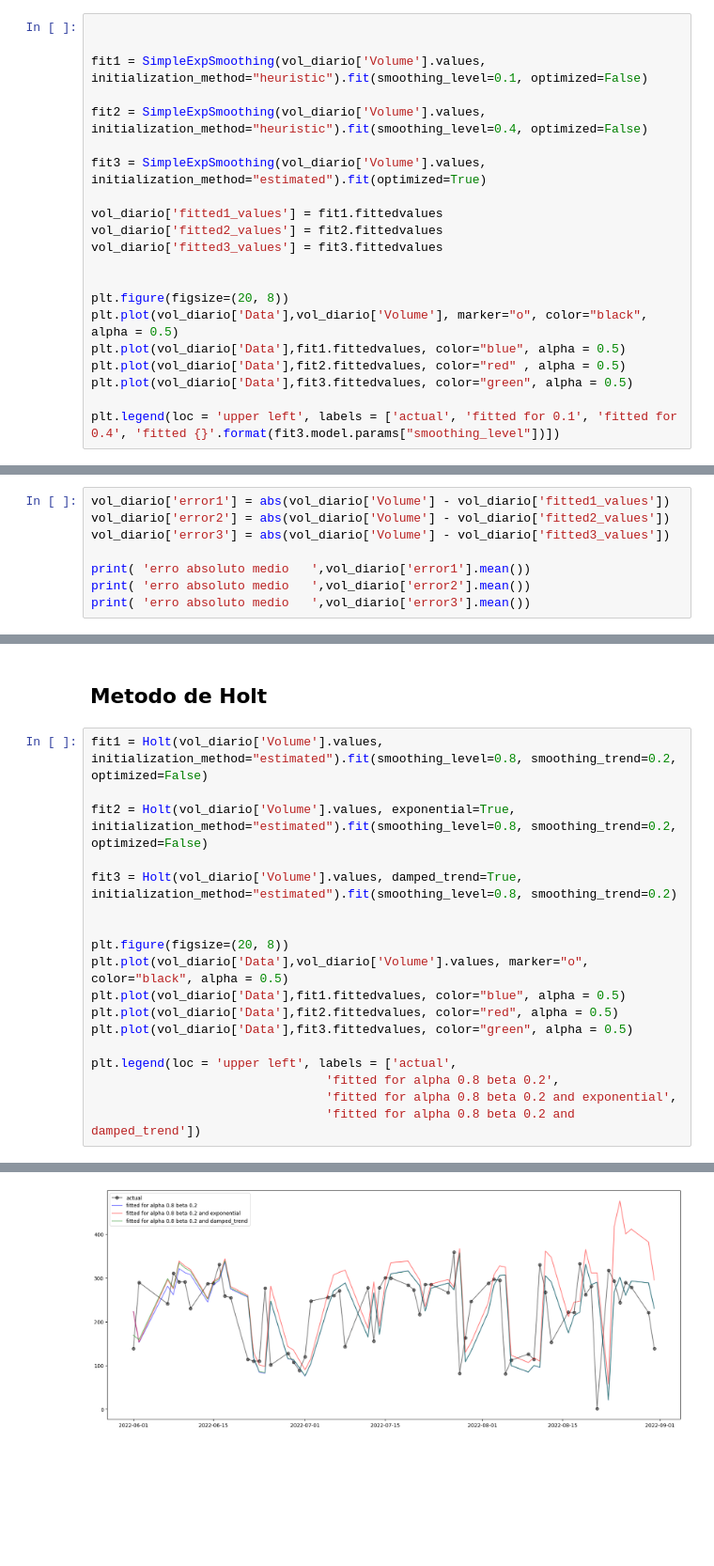
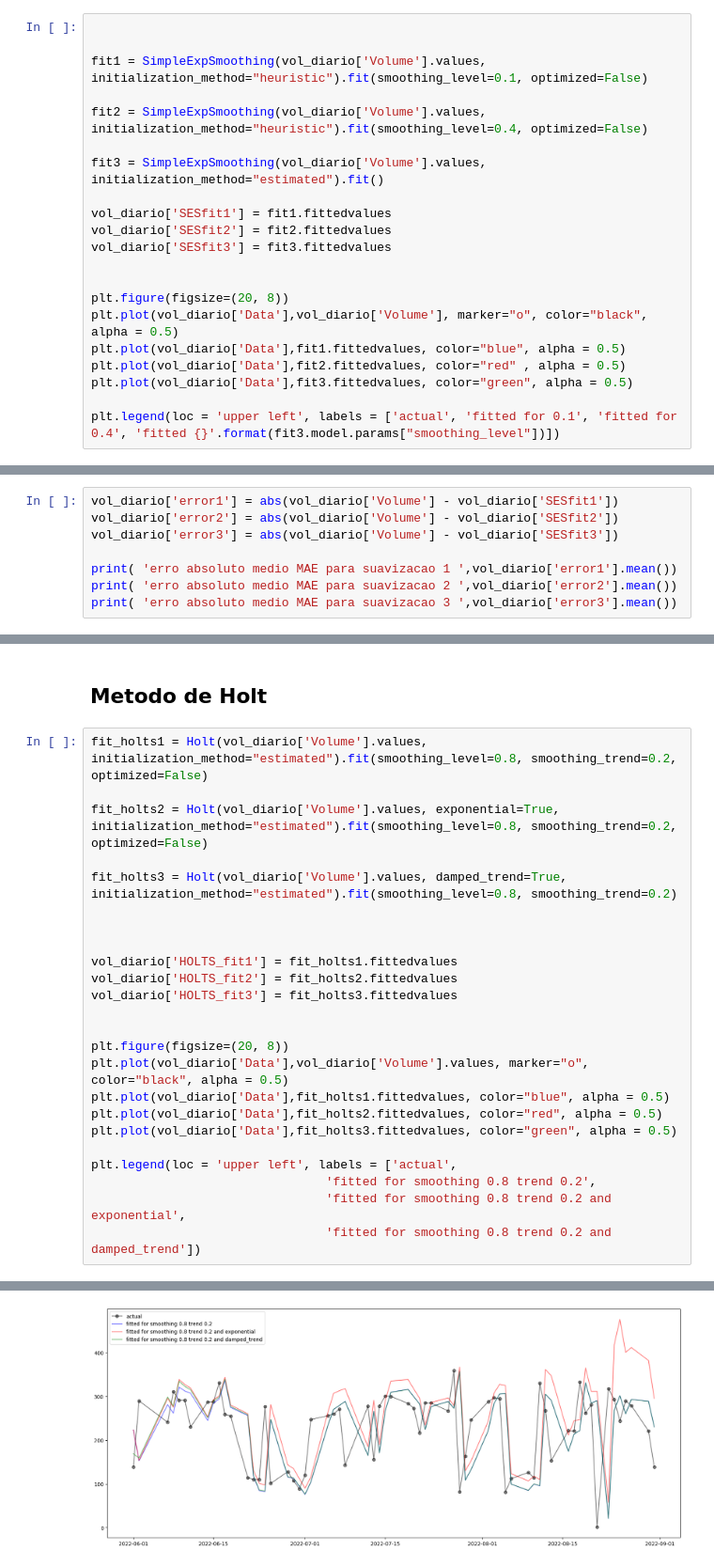
Before and after one commit to guilistocco/TCC_TABELA_DE_HORARIOS, a Jupyter notebook: Notebooks/modelagem OD.ipynb, the cells around one changed output, grey strips where cells are left out. Shown at 94% size. Drawn from its saved outputs; the diff is of its cells as text; blank space fills up the shorter version.

```diff
--- a/Notebooks/modelagem OD.ipynb
+++ b/Notebooks/modelagem OD.ipynb
@@ -222,11 +245,11 @@ fit1 = SimpleExpSmoothing(vol_diario['Volume'].values, initialization_method="he
 
 fit2 = SimpleExpSmoothing(vol_diario['Volume'].values, initialization_method="heuristic").fit(smoothing_level=0.4, optimized=False)
 
-fit3 = SimpleExpSmoothing(vol_diario['Volume'].values, initialization_method="estimated").fit(optimized=True)
+fit3 = SimpleExpSmoothing(vol_diario['Volume'].values, initialization_method="estimated").fit()
 
-vol_diario['fitted1_values'] = fit1.fittedvalues
-vol_diario['fitted2_values'] = fit2.fittedvalues
-vol_diario['fitted3_values'] = fit3.fittedvalues
+vol_diario['SESfit1'] = fit1.fittedvalues
+vol_diario['SESfit2'] = fit2.fittedvalues
+vol_diario['SESfit3'] = fit3.fittedvalues
 
 
 plt.figure(figsize=(20, 8))
@@ -242,11 +265,11 @@ plt.legend(loc = 'upper left', labels = ['actual', 'fitted for 0.1', 'fitted for
 # %% [markdown]
 ### calculo do erro
 # %%
-vol_diario['error1'] = abs(vol_diario['Volume'] - vol_diario['fitted1_values'])
-vol_diario['error2'] = abs(vol_diario['Volume'] - vol_diario['fitted2_values'])
-vol_diario['error3'] = abs(vol_diario['Volume'] - vol_diario['fitted3_values'])
+vol_diario['error1'] = abs(vol_diario['Volume'] - vol_diario['SESfit1'])
+vol_diario['error2'] = abs(vol_diario['Volume'] - vol_diario['SESfit2'])
+vol_diario['error3'] = abs(vol_diario['Volume'] - vol_diario['SESfit3'])
 
-print( 'erro absoluto medio   ',vol_diario['error1'].mean())
-print( 'erro absoluto medio   ',vol_diario['error2'].mean())
-print( 'erro absoluto medio   ',vol_diario['error3'].mean())
+print( 'erro absoluto medio MAE para suavizacao 1 ',vol_diario['error1'].mean())
+print( 'erro absoluto medio MAE para suavizacao 2 ',vol_diario['error2'].mean())
+print( 'erro absoluto medio MAE para suavizacao 3 ',vol_diario['error3'].mean())
 # %% [output]
@@ -286,26 +315,32 @@ NotImplementedError:
 # %% [markdown]
 ## Metodo de Holt
 # %%
-fit1 = Holt(vol_diario['Volume'].values, initialization_method="estimated").fit(smoothing_level=0.8, smoothing_trend=0.2, optimized=False)
+fit_holts1 = Holt(vol_diario['Volume'].values, initialization_method="estimated").fit(smoothing_level=0.8, smoothing_trend=0.2, optimized=False)
 
-fit2 = Holt(vol_diario['Volume'].values, exponential=True, initialization_method="estimated").fit(smoothing_level=0.8, smoothing_trend=0.2, optimized=False)
+fit_holts2 = Holt(vol_diario['Volume'].values, exponential=True, initialization_method="estimated").fit(smoothing_level=0.8, smoothing_trend=0.2, optimized=False)
 
-fit3 = Holt(vol_diario['Volume'].values, damped_trend=True, initialization_method="estimated").fit(smoothing_level=0.8, smoothing_trend=0.2)
+fit_holts3 = Holt(vol_diario['Volume'].values, damped_trend=True, initialization_method="estimated").fit(smoothing_level=0.8, smoothing_trend=0.2)
+
+
+
+vol_diario['HOLTS_fit1'] = fit_holts1.fittedvalues
+vol_diario['HOLTS_fit2'] = fit_holts2.fittedvalues
+vol_diario['HOLTS_fit3'] = fit_holts3.fittedvalues
 
 
 plt.figure(figsize=(20, 8))
 plt.plot(vol_diario['Data'],vol_diario['Volume'].values, marker="o", color="black", alpha = 0.5)
-plt.plot(vol_diario['Data'],fit1.fittedvalues, color="blue", alpha = 0.5)
-plt.plot(vol_diario['Data'],fit2.fittedvalues, color="red", alpha = 0.5)
-plt.plot(vol_diario['Data'],fit3.fittedvalues, color="green", alpha = 0.5)
+plt.plot(vol_diario['Data'],fit_holts1.fittedvalues, color="blue", alpha = 0.5)
+plt.plot(vol_diario['Data'],fit_holts2.fittedvalues, color="red", alpha = 0.5)
+plt.plot(vol_diario['Data'],fit_holts3.fittedvalues, color="green", alpha = 0.5)
 
 plt.legend(loc = 'upper left', labels = ['actual',
-                                'fitted for alpha 0.8 beta 0.2',
-                                'fitted for alpha 0.8 beta 0.2 and exponential',
-                                'fitted for alpha 0.8 beta 0.2 and damped_trend'])
+                                'fitted for smoothing 0.8 trend 0.2',
+                                'fitted for smoothing 0.8 trend 0.2 and exponential',
+                                'fitted for smoothing 0.8 trend 0.2 and damped_trend'])
 # %% [output]
 <matplotlib.legend.Legend at 0x...>
-[figure, old version]
+[figure, new version]
 # %%
 fig, ax = plt.subplots(ncols=1, nrows=4,figsize=(20, 20) )
 
```
Also changed, not shown: parts of 55 cells of this notebook, 2 other files.
